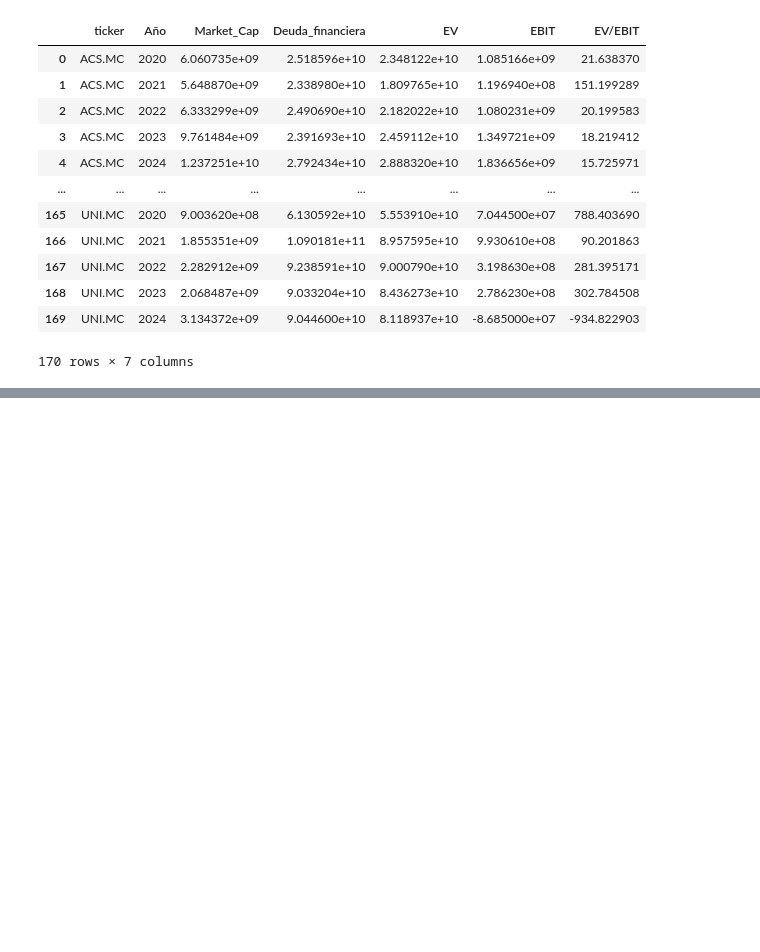
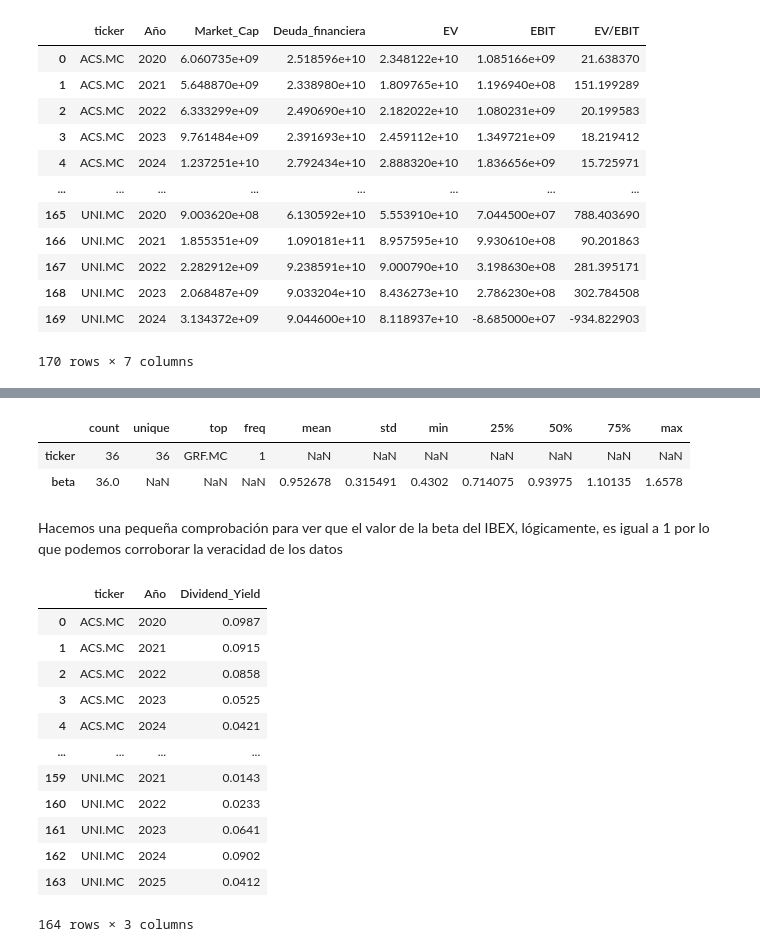
Before and after one commit to Aepo10/Proyecto-screener-IBEX-35, a Jupyter notebook: 02.Ratios financieros.ipynb, the cells around one changed output, grey strips where cells are left out. Drawn from its saved outputs; the diff is of its cells as text; code cells hidden in the pictures; blank space fills up the shorter version.

```diff
--- a/02.Ratios financieros.ipynb
+++ b/02.Ratios financieros.ipynb
@@ -1095,0 +1167,8 @@ See the caveats in the documentation: https://pandas.pydata.org/pandas-docs/stab
+# %%
+df_beta.describe(include='all').T
+# %% [output]
+|  | count | unique | top | freq | mean | std | min | 25% | 50% | 75% | max |
+| ticker | 36 | 36 | GRF.MC | 1 | NaN | NaN | NaN | NaN | NaN | NaN | NaN |
+| beta | 36.0 | NaN | NaN | NaN | 0.952678 | 0.315491 | 0.4302 | 0.714075 | 0.93975 | 1.10135 | 1.6578 |
+# %% [markdown]
+Hacemos una pequeña comprobación para ver que el valor de la beta del IBEX, lógicamente, es igual a 1 por lo que podemos corroborar la veracidad de los datos
@@ -1095,0 +1189,17 @@ See the caveats in the documentation: https://pandas.pydata.org/pandas-docs/stab
+# %%
+df_rentab_div = pd.read_csv('data_calculo_ratios/04.rentabilidad_dividendo_IBEX35.csv')
+df_rentab_div
+# %% [output]
+|  | ticker | Año | Dividend_Yield |
+| 0 | ACS.MC | 2020 | 0.0987 |
+| 1 | ACS.MC | 2021 | 0.0915 |
+| 2 | ACS.MC | 2022 | 0.0858 |
+| 3 | ACS.MC | 2023 | 0.0525 |
+| 4 | ACS.MC | 2024 | 0.0421 |
+| ... | ... | ... | ... |
+| 159 | UNI.MC | 2021 | 0.0143 |
+| 160 | UNI.MC | 2022 | 0.0233 |
+| 161 | UNI.MC | 2023 | 0.0641 |
+| 162 | UNI.MC | 2024 | 0.0902 |
+| 163 | UNI.MC | 2025 | 0.0412 |
+164 rows × 3 columns
```
Also changed, not shown: parts of 16 cells of this notebook, 7 other files.
